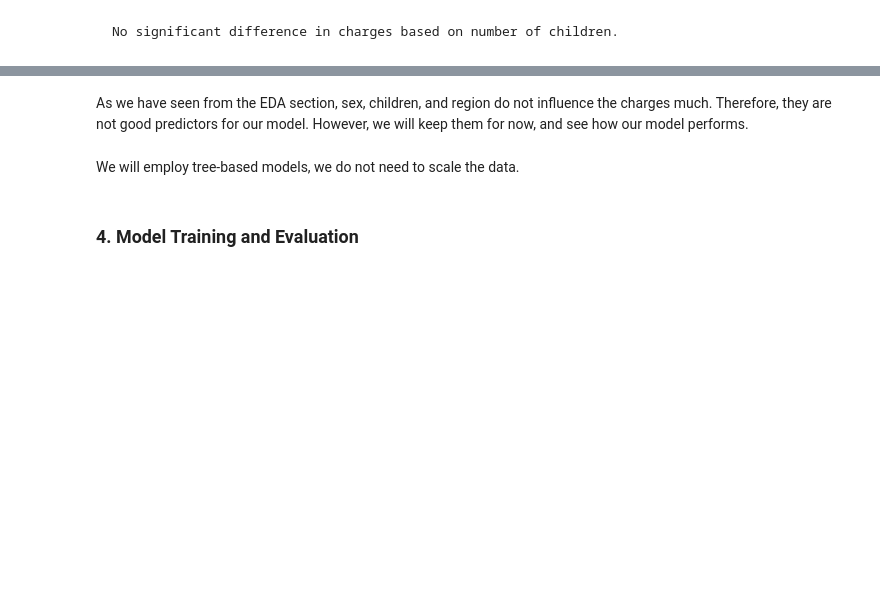
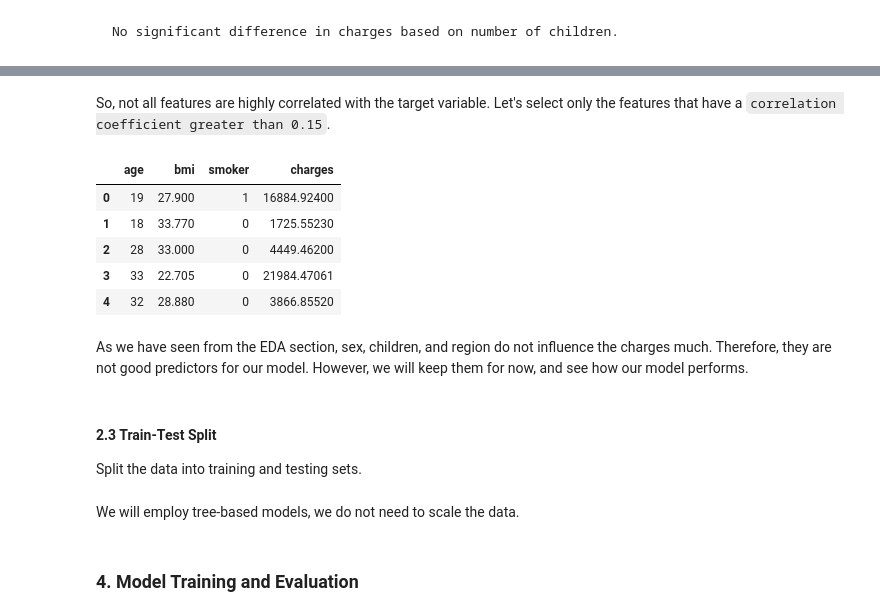
Before and after one commit to mijanr/PredEngine, a Jupyter notebook: 1_regression/notebooks/InsurancePricePrediction.ipynb, the cells around one changed output, grey strips where cells are left out. Cells and saved outputs as stored; diff of their text form; code cells hidden in the pictures; blank space fills up the shorter version.

```diff
--- a/1_regression/notebooks/InsurancePricePrediction.ipynb
+++ b/1_regression/notebooks/InsurancePricePrediction.ipynb
@@ -142,4 +178,22 @@ plt.show()
+# %% [markdown]
+So, not all features are highly correlated with the target variable. Let's select only the features that have a `correlation coefficient greater than 0.15`.
+# %%
+# abs correlation coefficients greater than 0.15
+columns = df_encoded.corr()[np.abs(df_encoded.corr()['charges']) > 0.15]['charges'].index
+df_encoded = df_encoded[columns]
+df_encoded.head()
+# %% [output]
+|  | age | bmi | smoker | charges |
+| 0 | 19 | 27.900 | 1 | 16884.92400 |
+| 1 | 18 | 33.770 | 0 | 1725.55230 |
+| 2 | 28 | 33.000 | 0 | 4449.46200 |
+| 3 | 33 | 22.705 | 0 | 21984.47061 |
+| 4 | 32 | 28.880 | 0 | 3866.85520 |
 # %% [markdown]
 As we have seen from the EDA section, sex, children, and region do not influence the charges much. Therefore, they are not good predictors for our model. However, we will keep them for now, and see how our model performs.
+# %% [markdown]
+#### 2.3 Train-Test Split
+
+Split the data into training and testing sets.
 # %%
 # train test split
```
Also changed, not shown: parts of 54 cells of this notebook.
